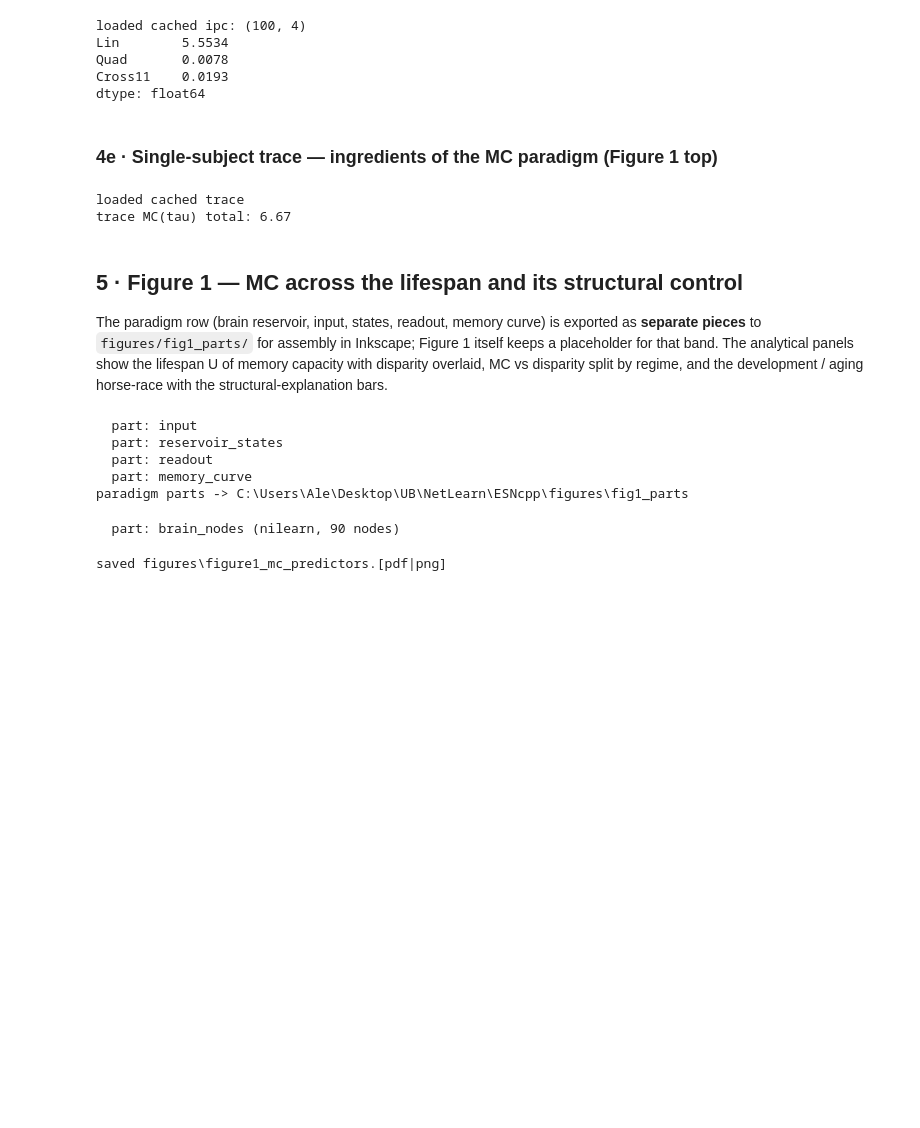
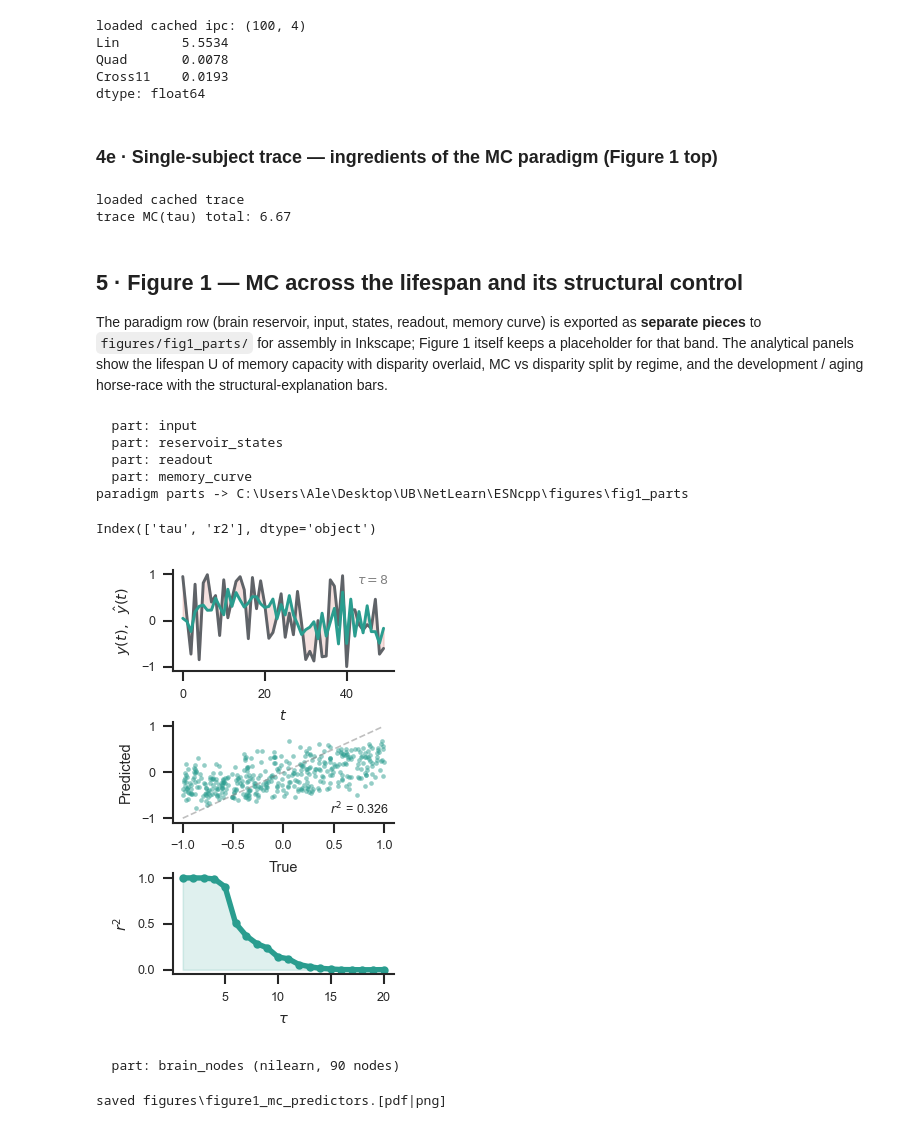
Before and after one commit to alexdeharo269/NetLearn, a Jupyter notebook: ESNcpp/TFM_closing_figures.ipynb, the cells around one changed output. Cells and saved outputs as stored; diff of their text form; code cells hidden in the pictures; blank space fills up the shorter version.

```diff
--- a/ESNcpp/TFM_closing_figures.ipynb
+++ b/ESNcpp/TFM_closing_figures.ipynb
@@ -29,7 +29,7 @@ CPP_DATA   = Path("data");  CPP_DATA.mkdir(exist_ok=True, parents=True)
 
 # ---- recompute switches ----------------------------------------------------
 FORCE_RECOMPILE  = False    # rebuild the C++ binaries
-FORCE_RECOMPUTE  = True    # rerun every C++ experiment (ignore caches)
+FORCE_RECOMPUTE  = False    # rerun every C++ experiment (ignore caches)
 SEED             = 42
 
 # ---- toolchain knobs (one-time, Windows/MSYS2) -----------------------------
@@ -583,6 +589,52 @@ print("paradigm parts ->", FIG_PARTS.resolve())
   part: readout
   part: memory_curve
 paradigm parts -> C:\Users\Ale\Desktop\UB\NetLearn\ESNcpp\figures\fig1_parts
+# %%
+mc.columns
+# %% [output]
+Index(['tau', 'r2'], dtype='object')
+# %%
+rd = trace["readout"]
+
+ytrue = rd["y_tauB"].to_numpy()
+yhat  = rd["yhat_tauB"].to_numpy()
+
+fig, axes = plt.subplots(3, 1, figsize=(1.9, 3.5), gridspec_kw={"hspace":0.5})
+
+ax = axes[0]
+nn = min(50, len(ytrue))
+ax.plot(ytrue[:nn], color="#5f6368", lw=1.4, label="True")
+ax.plot(yhat[:nn],  color=COL["mc"],  lw=1.4, label="Predicted")
+ax.fill_between(range(nn), ytrue[:nn], yhat[:nn], color=COL["disp"], alpha=0.15)
+ax.set_xlabel("$t$"); ax.set_ylabel("$y(t), \;\; \hat{y}(t)$")
+ax.text(0.98, 0.96, "$\\tau = 8$", transform=ax.transAxes,
+        ha="right", va="top", fontsize=6, color="gray" )
+#ax.legend(loc="upper right", frameon=False, fontsize=6)
+sns.despine(ax=ax)
+
+ax = axes[1]
+ax.scatter(ytrue, yhat, s=5, alpha=0.5, color=COL["mc"], linewidths=0)
+lims = [min(ytrue.min(), yhat.min()), max(ytrue.max(), yhat.max())]
+ax.plot(lims, lims, lw=0.8, ls="--", color="gray", alpha=0.5)
+r2 = pearsonr(ytrue, yhat)[0]**2
+ax.text(0.98, 0.06, f"$r^2$ = {r2:.3f}", transform=ax.transAxes,
+        ha="right", va="bottom", fontsize=6)
+ax.set_xlabel("True"); ax.set_ylabel("Predicted")
+sns.despine(ax=ax)
+
+ax = axes[2]
+mc = trace["mccurve"]
+ax.plot(mc["tau"], mc["r2"], "-o", color=COL["mc"], lw=2.6, ms=3, solid_capstyle="round")
+ax.fill_between(mc["tau"], 0, mc["r2"], color=COL["mc"], alpha=0.15)
+sns.despine(ax=ax); ax.set_xlabel(r"$\tau$"); ax.set_ylabel(r"$r^2$"); ax.tick_params(labelsize=6)
+
+
+plt.savefig(FIG_PARTS/"trace_fit.pdf", dpi=600, bbox_inches="tight", transparent=True)
+plt.tight_layout()
+
+plt.show()
+# %% [output]
+[figure, added]
 # %%
 try:
     from nilearn import plotting
```
Also changed, not shown: parts of 5 cells of this notebook, 10 other files.
